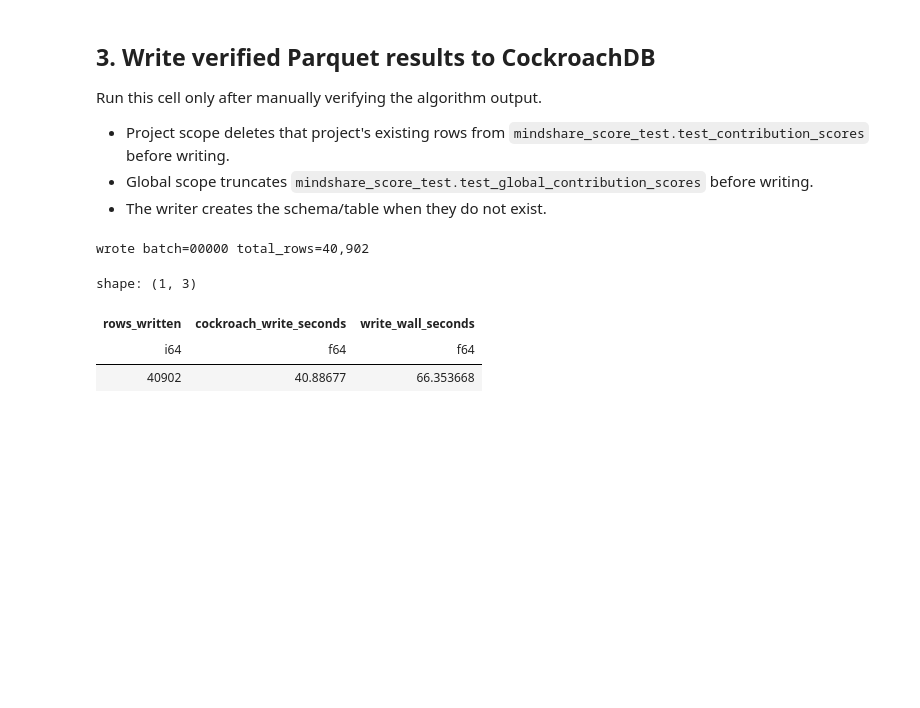
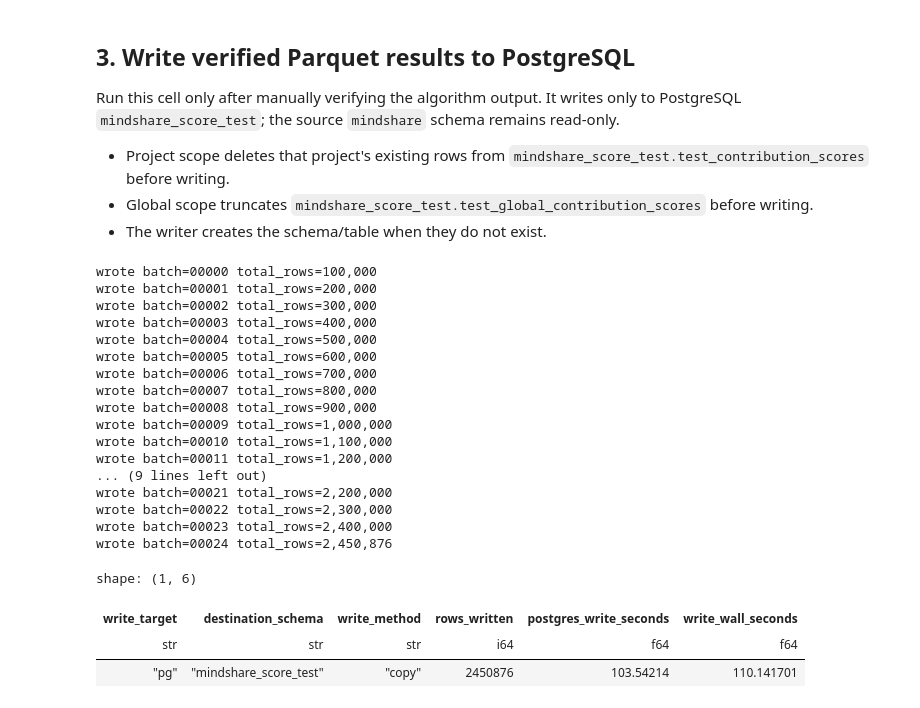
Before and after one commit to BabinJoshi/mindshare-backend-optimization, a Jupyter notebook: notebooks/run_decay_and_write.ipynb, the cells around one changed output. Cells and saved outputs as stored; diff of their text form; code cells hidden in the pictures; blank space fills up the shorter version.

```diff
--- a/notebooks/run_decay_and_write.ipynb
+++ b/notebooks/run_decay_and_write.ipynb
@@ -12,7 +12,10 @@ from datetime import datetime, timezone
 from pathlib import Path
 
 SCOPE = "project"  # "project" or "global"
-PROJECT_KEYWORD = "D3lMundos"  # only used for project scope
+PROJECT_KEYWORD = "quipnetwork"  # only used for project scope
+SOURCE_TARGET = "pg"
+DESTINATION_SCHEMA = "mindshare_score_test"
+WRITE_METHOD = "copy"  # fastest PostgreSQL benchmark; alternative: "multirow"
 SOURCE_BATCH_SIZE = 100_000
 WRITE_BATCH_SIZE = 100_000
 INCLUDE_ACTIVE_MULTIPLIERS = False
@@ -21,6 +24,8 @@ RUN_ID = datetime.now(timezone.utc).strftime("%Y%m%dT%H%M%SZ")
 OUTPUT_DIR = Path("output") / f"{SCOPE}_{PROJECT_KEYWORD}_{RUN_ID}"
 
 assert SCOPE in {"project", "global"}
+assert SOURCE_TARGET == "pg"
+assert DESTINATION_SCHEMA != "mindshare"
 if SCOPE == "project":
     assert PROJECT_KEYWORD
 
@@ -62,7 +67,7 @@ computer = DecayComputer(
 source = iter_decay_source(
     SCOPE,
     PROJECT_KEYWORD if SCOPE == "project" else None,
-    target="crdb",
+    target=SOURCE_TARGET,
     batch_size=SOURCE_BATCH_SIZE,
 )
 
@@ -85,6 +90,8 @@ for batch_number, source_batch in enumerate(source):
     print(f"computed part={batch_number:05d} total_rows={rows_computed:,}")
 
 compute_summary = pl.DataFrame({
+    "source_target": [SOURCE_TARGET],
+    "source_schema": ["mindshare"],
     "scope": [SCOPE],
     "project_keyword": [PROJECT_KEYWORD if SCOPE == "project" else None],
     "rows_computed": [rows_computed],
@@ -179,50 +202,71 @@ shape: (200, 12)
 # %% [markdown]
-## 3. Write verified Parquet results to CockroachDB
+## 3. Write verified Parquet results to PostgreSQL
 
-Run this cell only after manually verifying the algorithm output.
+Run this cell only after manually verifying the algorithm output. It writes only to PostgreSQL `mindshare_score_test`; the source `mindshare` schema remains read-only.
 
 - Project scope deletes that project's existing rows from `mindshare_score_test.test_contribution_scores` before writing.
 - Global scope truncates `mindshare_score_test.test_global_contribution_scores` before writing.
 - The writer creates the schema/table when they do not exist.
 # %%
 # Explicit safety switch: change to True only after inspecting the results above.
-WRITE_VERIFIED_RESULTS_TO_CRDB = True
+WRITE_VERIFIED_RESULTS_TO_POSTGRES = True
 
-if not WRITE_VERIFIED_RESULTS_TO_CRDB:
+if not WRITE_VERIFIED_RESULTS_TO_POSTGRES:
     raise RuntimeError(
-        "Set WRITE_VERIFIED_RESULTS_TO_CRDB = True after manually verifying the Parquet results."
+        "Set WRITE_VERIFIED_RESULTS_TO_POSTGRES = True after manually verifying the Parquet results."
     )
 
 write_start = perf_counter()
 write_seconds = 0.0
 rows_written = 0
 
 # collect_batches streams the verified Parquet dataset without loading it all.
 parquet_batches = pl.scan_parquet(OUTPUT_DIR / "*.parquet").collect_batches(
     chunk_size=WRITE_BATCH_SIZE,
     maintain_order=True,
 )
 
 with DecayResultWriter(
     SCOPE,
     PROJECT_KEYWORD if SCOPE == "project" else None,
-    use_copy=False,
+    target="pg",
+    destination_schema=DESTINATION_SCHEMA,
+    write_method=WRITE_METHOD,
 ) as writer:
     for batch_number, result_batch in enumerate(parquet_batches):
         started = perf_counter()
         rows_written += writer.write_batch(result_batch)
         write_seconds += perf_counter() - started
         print(f"wrote batch={batch_number:05d} total_rows={rows_written:,}")
 
 write_summary = pl.DataFrame({
+    "write_target": ["pg"],
+    "destination_schema": [DESTINATION_SCHEMA],
+    "write_method": [WRITE_METHOD],
     "rows_written": [rows_written],
-    "cockroach_write_seconds": [write_seconds],
+    "postgres_write_seconds": [write_seconds],
     "write_wall_seconds": [perf_counter() - write_start],
 })
 write_summary
 # %% [output]
-wrote batch=00000 total_rows=40,902
+wrote batch=00000 total_rows=100,000
+wrote batch=00001 total_rows=200,000
+wrote batch=00002 total_rows=300,000
+wrote batch=00003 total_rows=400,000
+wrote batch=00004 total_rows=500,000
+wrote batch=00005 total_rows=600,000
+wrote batch=00006 total_rows=700,000
+wrote batch=00007 total_rows=800,000
+wrote batch=00008 total_rows=900,000
+wrote batch=00009 total_rows=1,000,000
+wrote batch=00010 total_rows=1,100,000
+wrote batch=00011 total_rows=1,200,000
+... (9 lines left out)
+wrote batch=00021 total_rows=2,200,000
+wrote batch=00022 total_rows=2,300,000
+wrote batch=00023 total_rows=2,400,000
+wrote batch=00024 total_rows=2,450,876
-shape: (1, 3)
+shape: (1, 6)
-| rows_written | cockroach_write_seconds | write_wall_seconds |
-| i64 | f64 | f64 |
-| 40902 | 40.88677 | 66.353668 |
+| write_target | destination_schema | write_method | rows_written | postgres_write_seconds | write_wall_seconds |
+| str | str | str | i64 | f64 | f64 |
+| "pg" | "mindshare_score_test" | "copy" | 2450876 | 103.54214 | 110.141701 |
```
Also changed, not shown: parts of 9 cells of this notebook, 3 other files.
